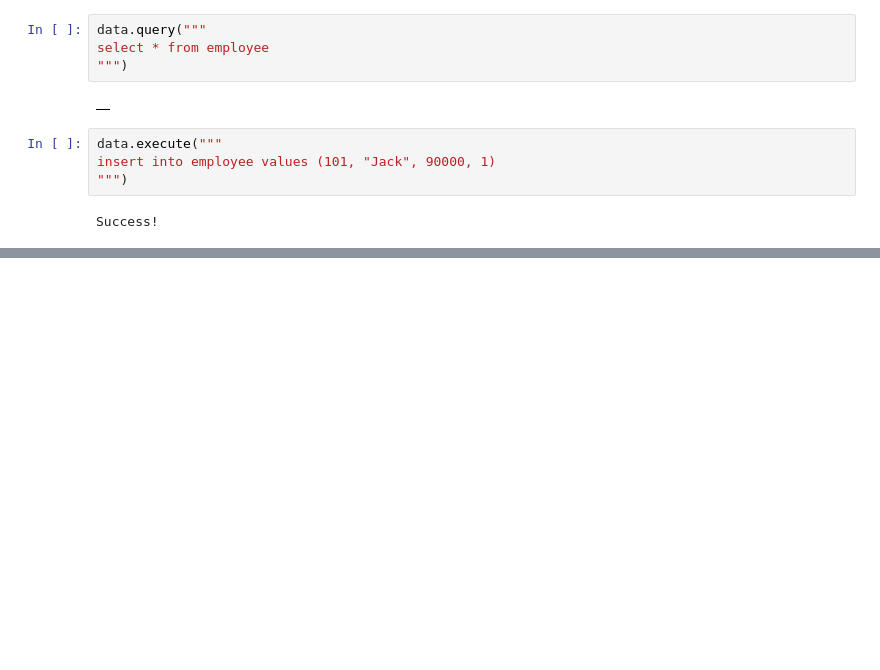
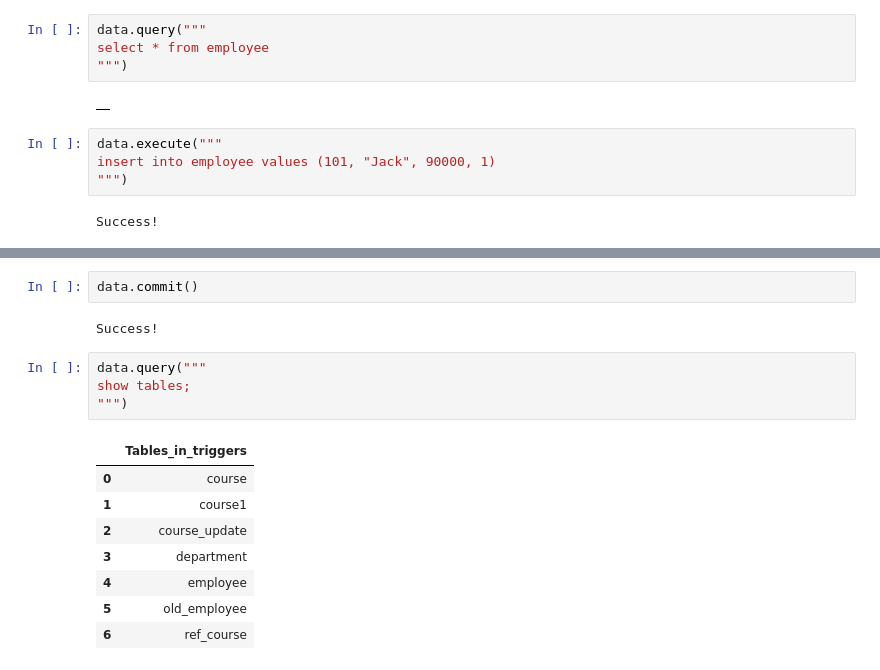
Before and after one commit to dev-hack95/SQL, a Jupyter notebook: SQL10.ipynb, the cells around one changed output, grey strips where cells are left out. Cells and saved outputs as stored; diff of their text form; blank space fills up the shorter version.

```diff
--- a/SQL10.ipynb
+++ b/SQL10.ipynb
@@ -501,0 +566,17 @@ select * from department
+# %%
+data.commit()
+# %% [output]
+Success!
+# %%
+data.query("""
+show tables;
+""")
+# %% [output]
+|  | Tables_in_triggers |
+| 0 | course |
+| 1 | course1 |
+| 2 | course_update |
+| 3 | department |
+| 4 | employee |
+| 5 | old_employee |
+| 6 | ref_course |
```
Also changed, not shown: parts of 23 cells of this notebook.
